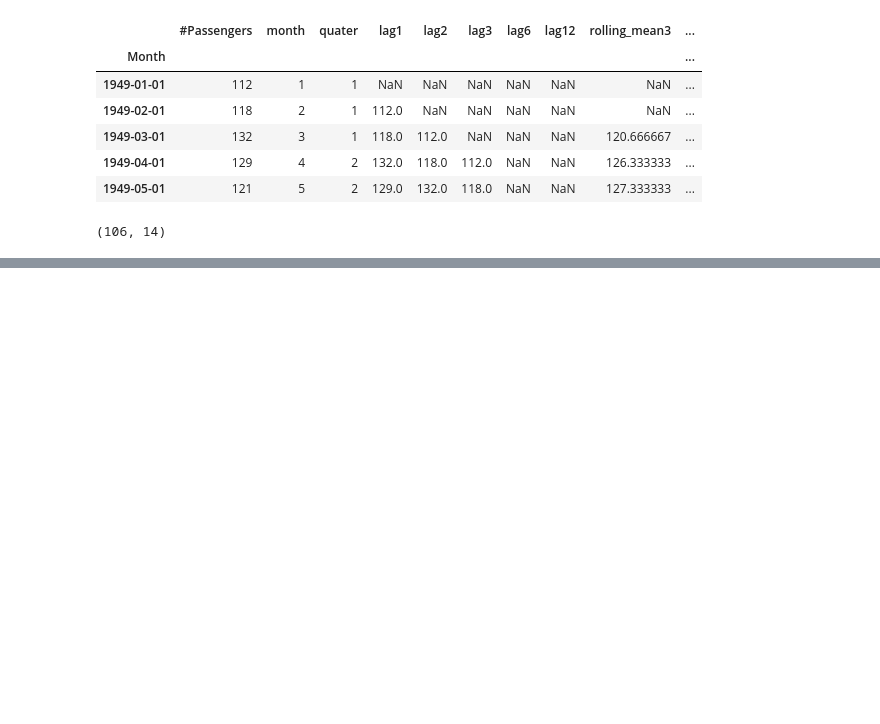
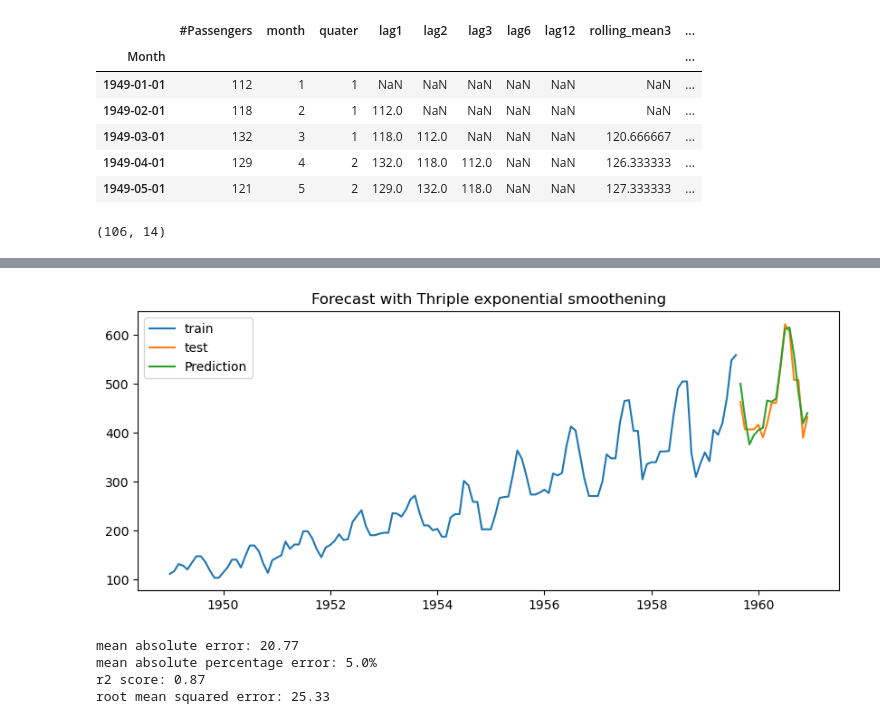
Before and after one commit to iamblack08/Air-passenger-prediction, a Jupyter notebook: exponential_smoothening.ipynb, the cells around one changed output, grey strips where cells are left out. Cells and saved outputs as stored; diff of their text form; code cells hidden in the pictures; blank space fills up the shorter version.

```diff
--- a/exponential_smoothening.ipynb
+++ b/exponential_smoothening.ipynb
@@ -74,0 +119,7 @@ root mean squared error: 116.89
+# %%
+thriple_smothening= ExponentialSmoothing(train['#Passengers'].ffill(),
+                                         seasonal='mul',
+                                         trend='mul',
+                                         seasonal_periods=12).fit()
+# %%
+thriple_pred= thriple_smothening.forecast(len(test))
@@ -74,0 +146,8 @@ root mean squared error: 116.89
+# %%
+model_evaluator(train['#Passengers'].ffill(),test['#Passengers'].ffill(),thriple_pred, 'Thriple exponential smoothening')
+# %% [output]
+[figure, added]
+mean absolute error: 20.77
+mean absolute percentage error: 5.0%
+r2 score: 0.87
+root mean squared error: 25.33
```
Also changed, not shown: parts of 12 cells of this notebook.
